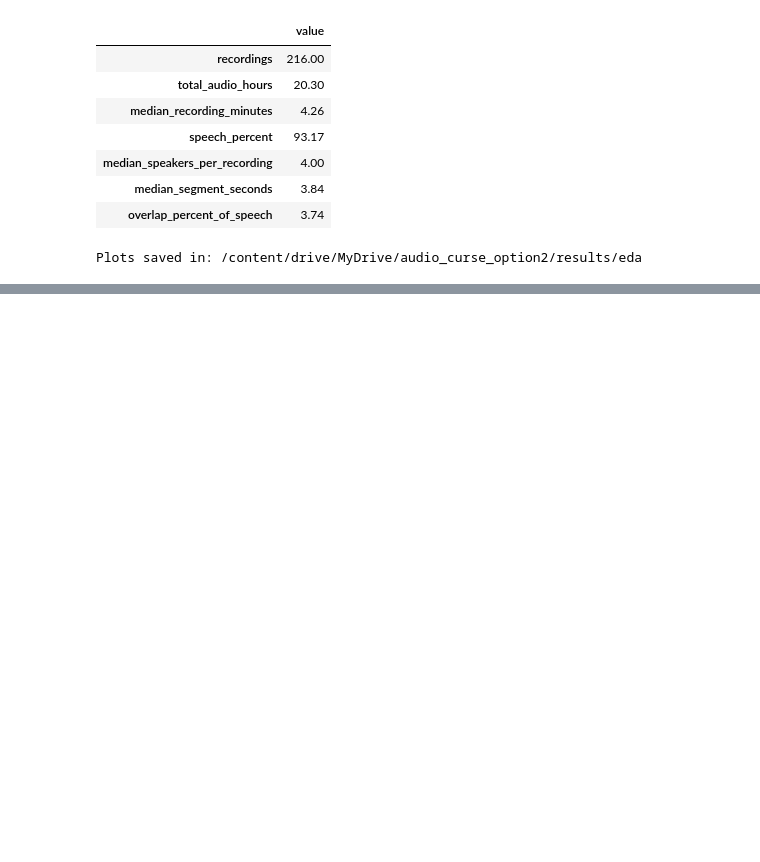
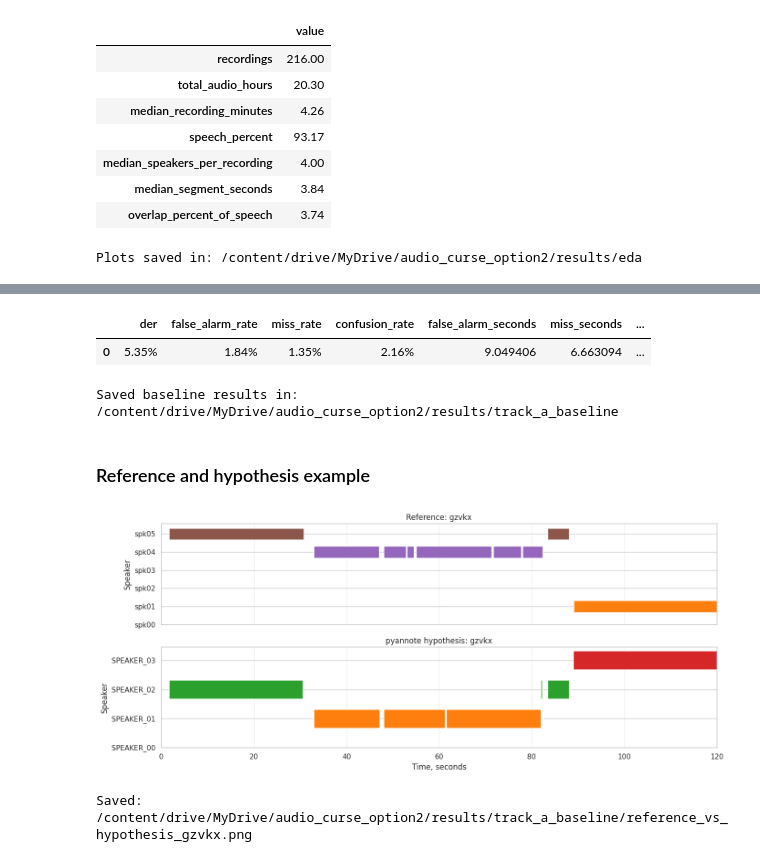
Before and after one commit to KharinTymofii/audio-curse, a Jupyter notebook: diarization.ipynb, the cells around one changed output, grey strips where cells are left out. Drawn from its saved outputs; the diff is of its cells as text; code cells hidden in the pictures; blank space fills up the shorter version.

Commit message:
feat: pyannote baseline + metrics

```diff
--- a/diarization.ipynb
+++ b/diarization.ipynb
@@ -825,0 +1271,68 @@ Plots saved in: /content/drive/MyDrive/audio_curse_option2/results/eda
+# %%
+baseline_summary = baseline_scorer.corpus_score()
+baseline_summary = {
+    **baseline_summary,
+    "pipeline": PYANNOTE_PIPELINE_ID,
+    "num_files": int(len(baseline_results_df)),
+    "mean_file_der": float(baseline_results_df["der"].mean()),
+    "total_audio_minutes": float(baseline_results_df["audio_seconds"].sum() / 60),
+    "mean_real_time_factor": float(baseline_results_df["real_time_factor"].mean()),
+}
+baseline_summary_df = pd.DataFrame([baseline_summary])
+baseline_summary_df.to_csv(BASELINE_DIR / "summary.csv", index=False)
+
+display(
+    baseline_summary_df.style.format({
+        "der": "{:.2%}",
+        "jer": "{:.2%}",
+        "false_alarm_rate": "{:.2%}",
+        "miss_rate": "{:.2%}",
+        "confusion_rate": "{:.2%}",
+        "mean_file_der": "{:.2%}",
+    })
+)
+print("Saved baseline results in:", BASELINE_DIR)
+# %% [output]
+|  | der | false_alarm_rate | miss_rate | confusion_rate | false_alarm_seconds | miss_seconds | ... |
+| 0 | 5.35% | 1.84% | 1.35% | 2.16% | 9.049406 | 6.663094 | ... |
+Saved baseline results in: /content/drive/MyDrive/audio_curse_option2/results/track_a_baseline
+# %% [markdown]
+### Reference and hypothesis example
+# %%
+def plot_annotation_timeline(ax, annotation, window, title):
+    labels = sorted(annotation.labels(), key=str)
+    colors = sns.color_palette("tab10", n_colors=max(1, len(labels)))
+
+    for index, (label, color) in enumerate(zip(labels, colors)):
+        bars = []
+        for segment in annotation.label_timeline(label).crop(window):
+            bars.append((segment.start, segment.duration))
+        ax.broken_barh(bars, (index - 0.32, 0.64), facecolors=color)
+
+    ax.set_yticks(range(len(labels)), [str(label) for label in labels])
+    ax.set_xlim(window.start, window.end)
+    ax.set(title=title, ylabel="Speaker")
+    ax.grid(axis="x", alpha=0.3)
+
+
+middle_index = len(baseline_results_df) // 2
+example_id = baseline_results_df.iloc[middle_index]["file_id"]
+example_file = development_by_id[example_id]
+example_reference = example_file["annotation"]
+example_hypothesis = baseline_hypotheses[example_id]
+example_extent = example_file["annotated"].extent()
+example_window = Segment(example_extent.start, min(example_extent.start + 120, example_extent.end))
+
+fig, axes = plt.subplots(2, 1, figsize=(14, 6), sharex=True)
+plot_annotation_timeline(axes[0], example_reference, example_window, f"Reference: {example_id}")
+plot_annotation_timeline(axes[1], example_hypothesis, example_window, f"pyannote hypothesis: {example_id}")
+axes[1].set_xlabel("Time, seconds")
+fig.tight_layout()
+
+baseline_plot_path = BASELINE_DIR / f"reference_vs_hypothesis_{example_id}.png"
+fig.savefig(baseline_plot_path, dpi=160, bbox_inches="tight")
+plt.show()
+print("Saved:", baseline_plot_path)
+# %% [output]
+[figure, added]
+Saved: /content/drive/MyDrive/audio_curse_option2/results/track_a_baseline/reference_vs_hypothesis_gzvkx.png
```
Also changed, not shown: parts of 17 cells of this notebook.
